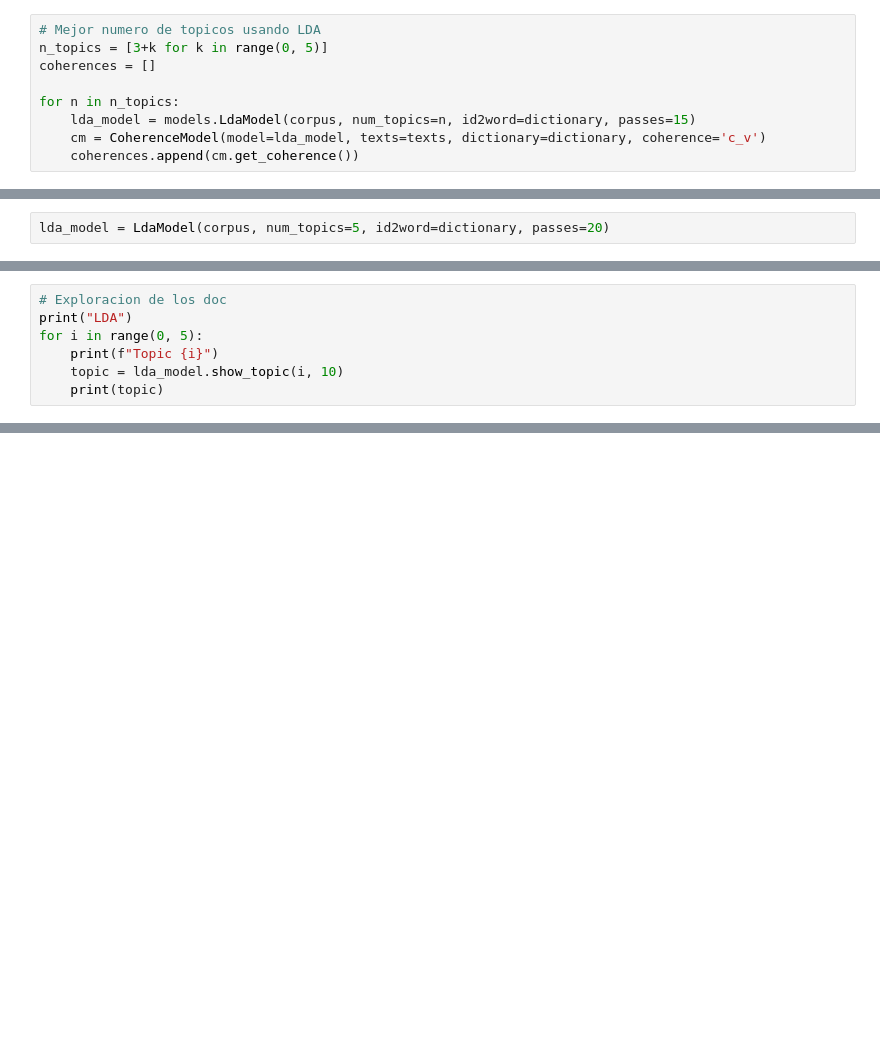
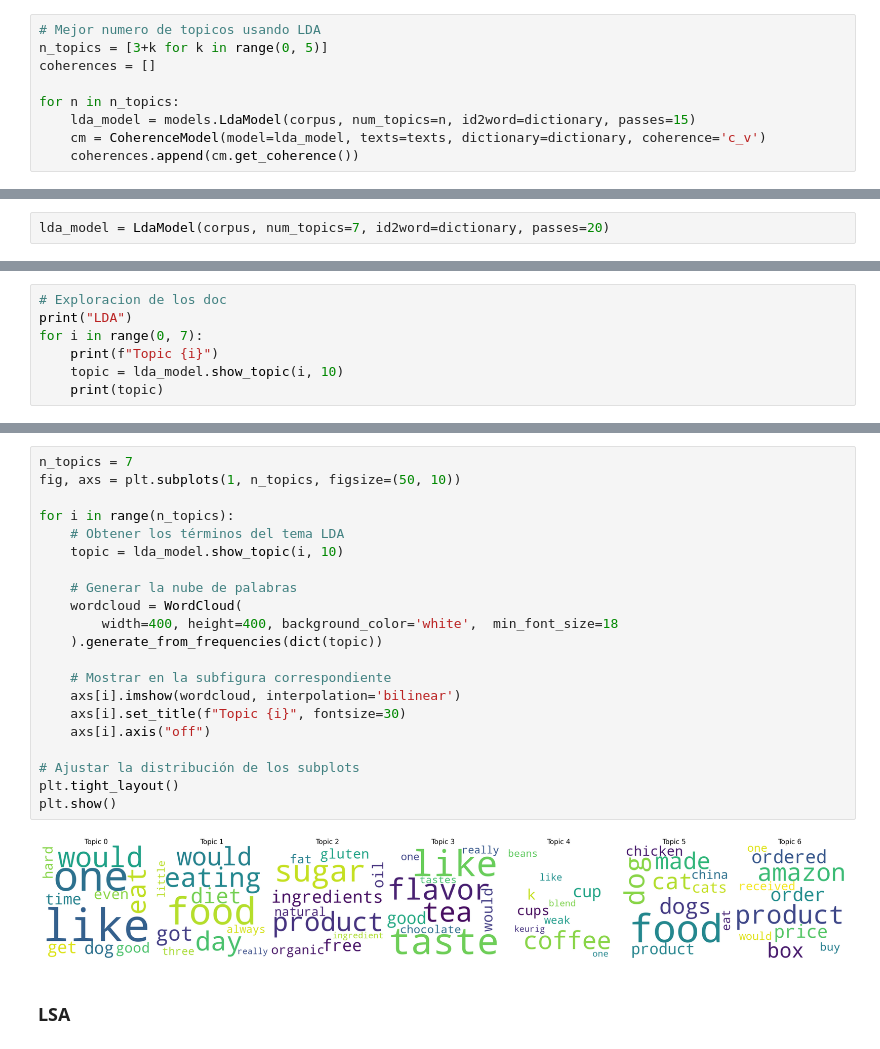
Before and after one commit to jmartingv/nlp-clasifier, a Jupyter notebook: notebook.ipynb, the cells around one changed output, grey strips where cells are left out. Cells and saved outputs as stored; diff of their text form; blank space fills up the shorter version.

Commit message:
parte 3
avancé el primer punto de la parte 3, faltaría el resumen de los temas principales de las quejas más comunes

```diff
--- a/notebook.ipynb
+++ b/notebook.ipynb
@@ -414,5 +423,5 @@ plt.show()
 # %%
-lda_model = LdaModel(corpus, num_topics=5, id2word=dictionary, passes=20)
+lda_model = LdaModel(corpus, num_topics=7, id2word=dictionary, passes=20)
 # %%
 coherence_model_lda = CoherenceModel(model=lda_model, texts=texts, dictionary=dictionary, coherence='c_v')
 coherence_lda = coherence_model_lda.get_coherence()
@@ -422,7 +431,7 @@ Coherencia LDA: 0.4433110950909806
 # %%
 # Exploracion de los doc
 print("LDA")
-for i in range(0, 5):
+for i in range(0, 7):
     print(f"Topic {i}")
     topic = lda_model.show_topic(i, 10)
     print(topic)
@@ -440,0 +454,25 @@ Topic 4
+# %%
+n_topics = 7
+fig, axs = plt.subplots(1, n_topics, figsize=(50, 10))
+
+for i in range(n_topics):
+    # Obtener los términos del tema LDA
+    topic = lda_model.show_topic(i, 10)
+
+    # Generar la nube de palabras
+    wordcloud = WordCloud(
+        width=400, height=400, background_color='white',  min_font_size=18
+    ).generate_from_frequencies(dict(topic))
+
+    # Mostrar en la subfigura correspondiente
+    axs[i].imshow(wordcloud, interpolation='bilinear')
+    axs[i].set_title(f"Topic {i}", fontsize=30)
+    axs[i].axis("off")
+
+# Ajustar la distribución de los subplots
+plt.tight_layout()
+plt.show()
+# %% [output]
+[figure, added]
+# %% [markdown]
+### LSA
```
Also changed, not shown: parts of 15 cells of this notebook.
